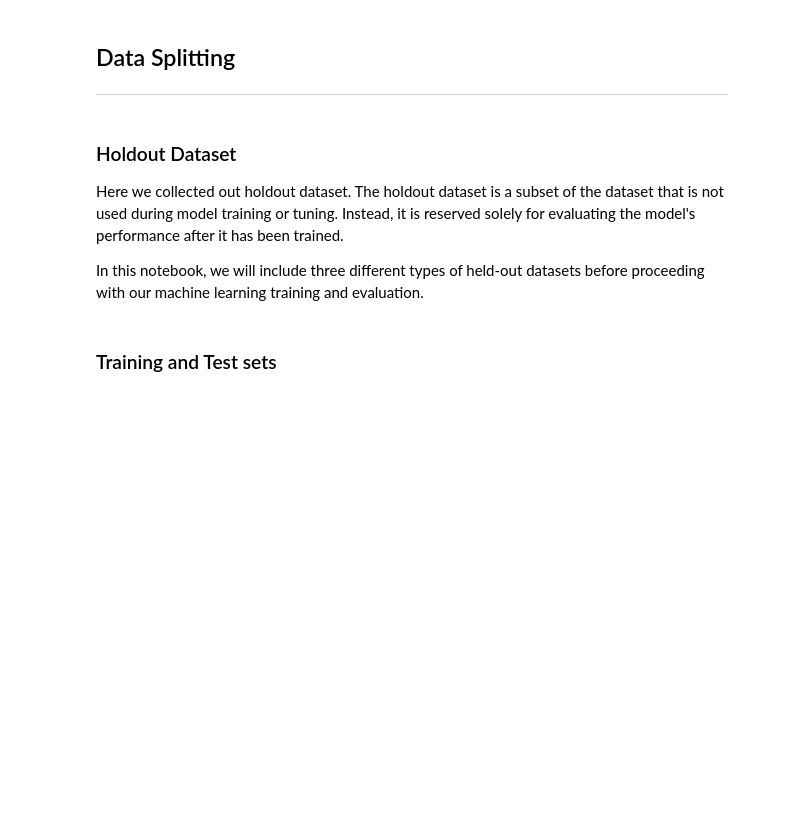
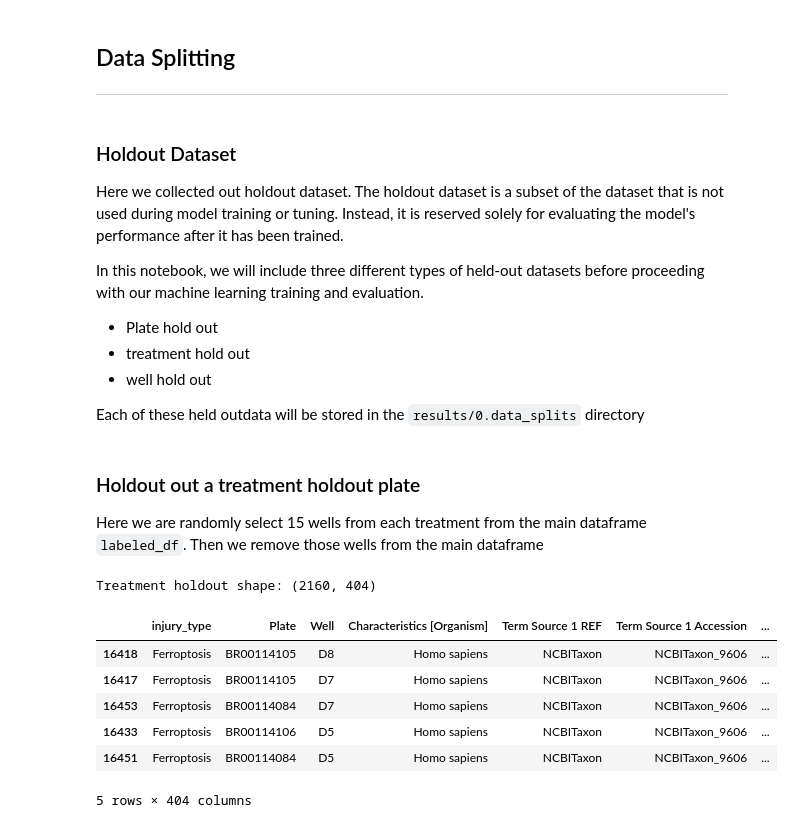
Before and after one commit to WayScience/Cytotoxic-Nuisance-Metadata-Analysis, a Jupyter notebook: notebooks/0.data_splits/data_splits.ipynb, the cells around one changed output. Cells and saved outputs as stored; diff of their text form; code cells hidden in the pictures; blank space fills up the shorter version.

```diff
--- a/notebooks/0.data_splits/data_splits.ipynb
+++ b/notebooks/0.data_splits/data_splits.ipynb
@@ -241,3 +276,8 @@ with open(data_split_dir / "plate_info.json", mode="w") as stream:
 Here we collected out holdout dataset. The holdout dataset is a subset of the dataset that is not used during model training or tuning. Instead, it is reserved solely for evaluating the model's performance after it has been trained.
 
 In this notebook, we will include three different types of held-out datasets before proceeding with our machine learning training and evaluation.
+ - Plate hold out
+ - treatment hold out
+ - well hold out
+
+Each of these held outdata will be stored in the `results/0.data_splits` directory
@@ -246,2 +284,46 @@ In this notebook, we will include three different types of held-out datasets bef
-# %% [markdown]
-### Training and Test sets
+# %% [markdown]
+### Holdout out a treatment holdout plate
+
+Here we are randomly select 15 wells from each treatment from the main dataframe `labeled_df`. Then we remove those wells from the main dataframe
+# %%
+#### Plate heldout dataset
+seed = 0
+n_samples = 15
+
+# collecting randomly select wells based on treatment
+treatment_holdout_df = []
+for treatment, df in labeled_df.groupby("Compound Name", as_index=False):
+    heldout_treatment = df.sample(n=15, random_state=seed)
+    treatment_holdout_df.append(heldout_treatment)
+
+# genearte treatment holdout dataframe
+treatment_holdout_df = pd.concat(treatment_holdout_df)
+
+# take the indices of the held out data frame and use it to drop those samples from
+# the main dataset. And then check if those indices are dropped
+treatment_idx_to_drop = treatment_holdout_df.index.tolist()
+labeled_df = labeled_df.drop(treatment_idx_to_drop)
+assert all(
+    [
+        True if num not in labeled_df.index.tolist() else False
+        for num in treatment_idx_to_drop
+    ]
+), "index to be dropped found in the main dataframe"
+
+# saving the holdout data
+treatment_holdout_df.to_csv(
+    data_split_dir / "treatment_holdout.csv.gz", index=False, compression="gzip"
+)
+
+# display
+print("Treatment holdout shape:", treatment_holdout_df.shape)
+treatment_holdout_df.head()
+# %% [output]
+Treatment holdout shape: (2160, 404)
+|  | injury_type | Plate | Well | Characteristics [Organism] | Term Source 1 REF | Term Source 1 Accession | ... |
+| 16418 | Ferroptosis | BR00114105 | D8 | Homo sapiens | NCBITaxon | NCBITaxon_9606 | ... |
+| 16417 | Ferroptosis | BR00114105 | D7 | Homo sapiens | NCBITaxon | NCBITaxon_9606 | ... |
+| 16453 | Ferroptosis | BR00114084 | D7 | Homo sapiens | NCBITaxon | NCBITaxon_9606 | ... |
+| 16433 | Ferroptosis | BR00114106 | D5 | Homo sapiens | NCBITaxon | NCBITaxon_9606 | ... |
+| 16451 | Ferroptosis | BR00114084 | D5 | Homo sapiens | NCBITaxon | NCBITaxon_9606 | ... |
+5 rows × 404 columns
```
Also changed, not shown: parts of 15 cells of this notebook, 10 other files.
